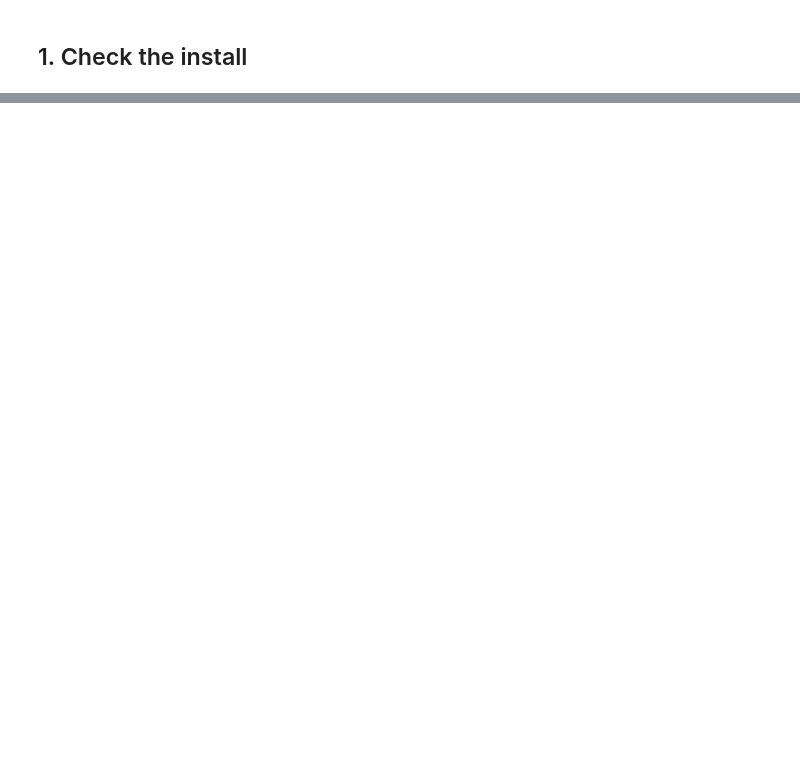
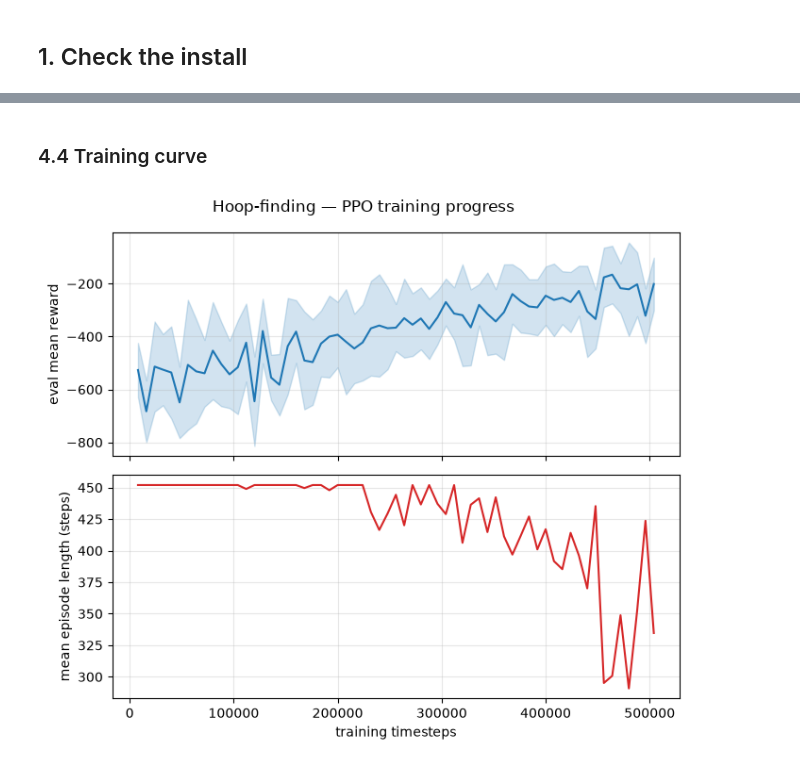
Before and after one commit to MichelleGun/CMS, a Jupyter notebook: tutorial/walkthrough.ipynb, the cells around one changed output, grey strips where cells are left out. Saved outputs shown, nothing was run; the diff lists cells and outputs as text; code cells hidden in the pictures; blank space fills up the shorter version.

```diff
--- a/tutorial/walkthrough.ipynb
+++ b/tutorial/walkthrough.ipynb
@@ -129,0 +556,6 @@ print('(PyBullet\'s live GUI renders the texture much crisper than this headless
+# %% [markdown]
+### 4.4 Training curve
+# %%
+plot_training_curve(RESULTS / 'hoop' / 'evaluations.npz', 'Hoop-finding — PPO training progress')
+# %% [output]
+[figure, added]
```
Also changed, not shown: parts of 45 cells of this notebook, 30 other files.
